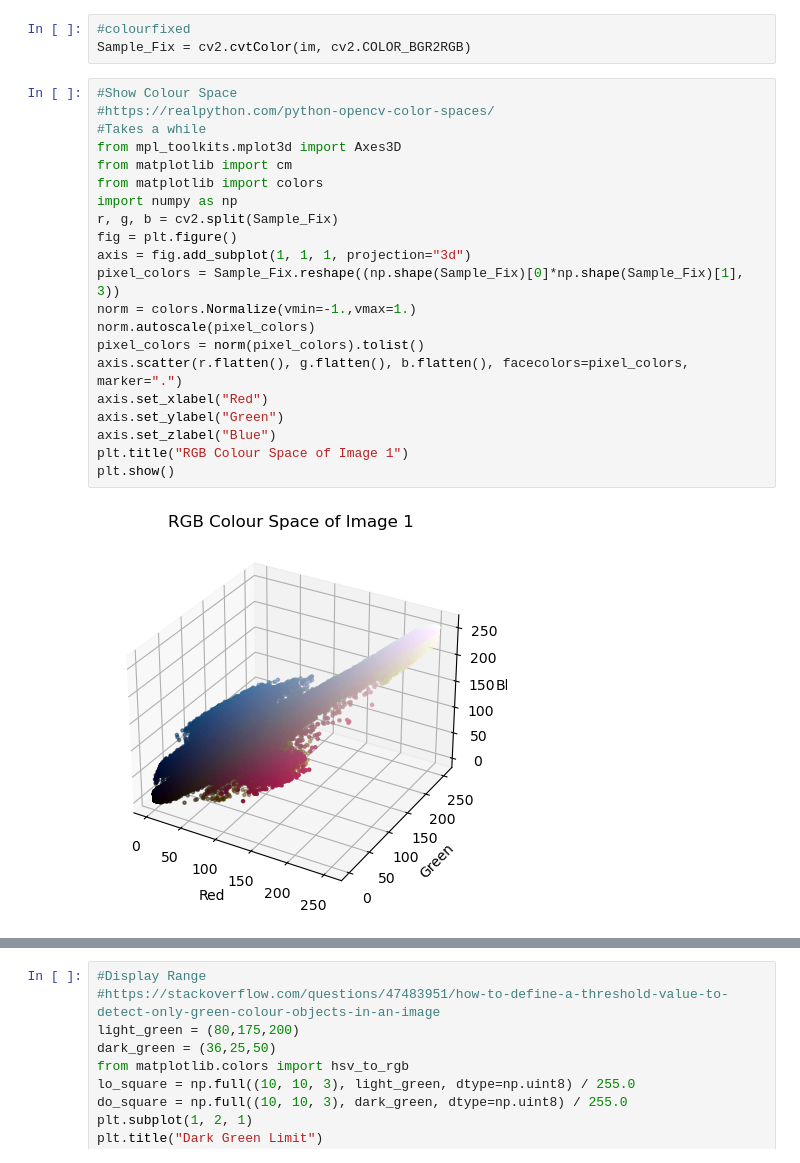
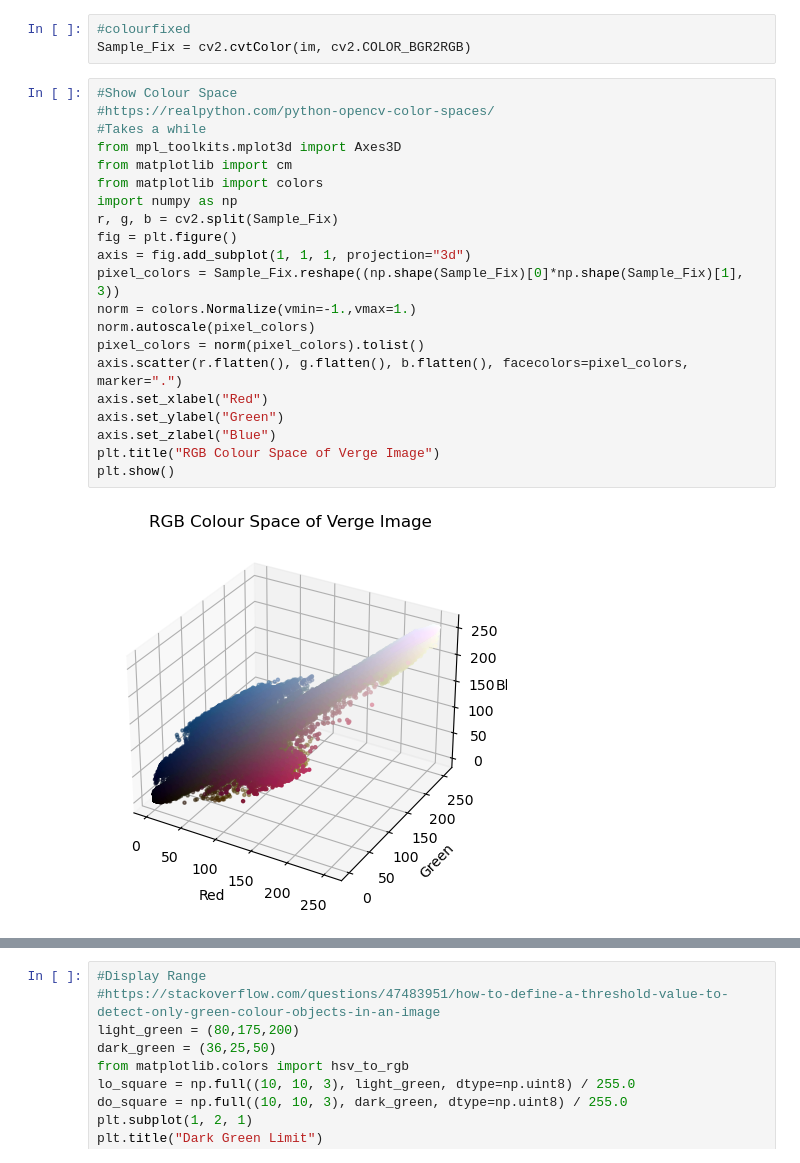
Before and after one commit to oakleighw/VergeSegmentLitterPaste, a Jupyter notebook: Colour_based_Verge_Seg.ipynb, the cells around one changed output, grey strips where cells are left out. Drawn from its saved outputs; the diff is of its cells as text.

```diff
--- a/Colour_based_Verge_Seg.ipynb
+++ b/Colour_based_Verge_Seg.ipynb
@@ -47,26 +47,26 @@ Sample_Fix = cv2.cvtColor(im, cv2.COLOR_BGR2RGB)
 # %%
 #Show Colour Space
 #https://realpython.com/python-opencv-color-spaces/
 #Takes a while
 from mpl_toolkits.mplot3d import Axes3D
 from matplotlib import cm
 from matplotlib import colors
 import numpy as np
 r, g, b = cv2.split(Sample_Fix)
 fig = plt.figure()
 axis = fig.add_subplot(1, 1, 1, projection="3d")
 pixel_colors = Sample_Fix.reshape((np.shape(Sample_Fix)[0]*np.shape(Sample_Fix)[1], 3))
 norm = colors.Normalize(vmin=-1.,vmax=1.)
 norm.autoscale(pixel_colors)
 pixel_colors = norm(pixel_colors).tolist()
 axis.scatter(r.flatten(), g.flatten(), b.flatten(), facecolors=pixel_colors, marker=".")
 axis.set_xlabel("Red")
 axis.set_ylabel("Green")
 axis.set_zlabel("Blue")
-plt.title("RGB Colour Space of Image 1")
+plt.title("RGB Colour Space of Verge Image")
 plt.show()
 # %% [output]
-[figure, old version]
+[figure, new version]
 # %%
 #Convert to HSV and show new colour space
 hsv_dashcam = cv2.cvtColor(Sample_Fix, cv2.COLOR_RGB2HSV)
```
Also changed, not shown: parts of 12 cells of this notebook.
